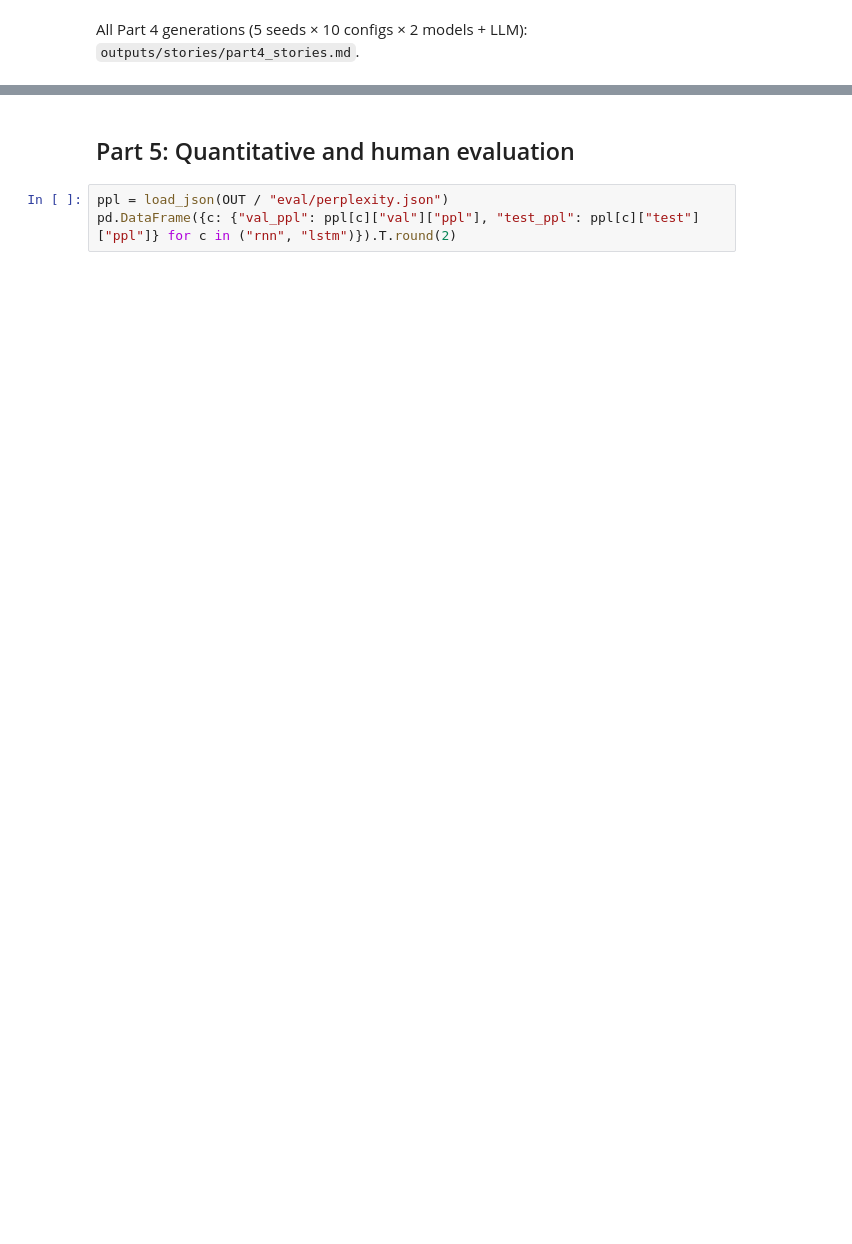
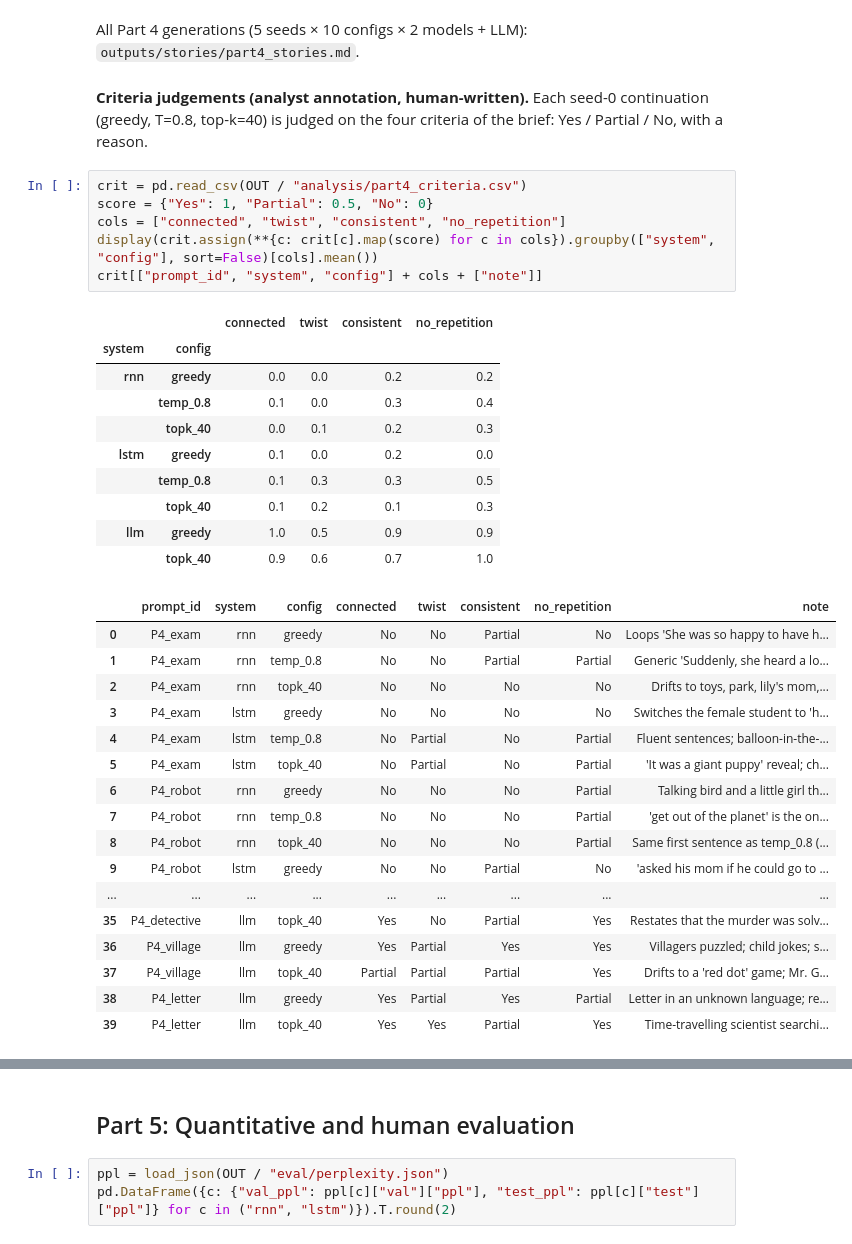
Before and after one commit to SandstromPL/NLP_GA2_Q4_Plot_Twist_Generator, a Jupyter notebook: notebooks/Q4_Plot_Twist_Generator.ipynb, the cells around one changed output, grey strips where cells are left out. Cells and saved outputs as stored; diff of their text form; blank space fills up the shorter version.

```diff
--- a/notebooks/Q4_Plot_Twist_Generator.ipynb
+++ b/notebooks/Q4_Plot_Twist_Generator.ipynb
@@ -103,2 +421,39 @@ pd.read_csv(OUT / "tables/plot_twist_metrics.csv").round(3)
 # %% [markdown]
 All Part 4 generations (5 seeds × 10 configs × 2 models + LLM): `outputs/stories/part4_stories.md`.
+# %% [markdown]
+**Criteria judgements (analyst annotation, human-written).** Each seed-0 continuation (greedy, T=0.8,
+top-k=40) is judged on the four criteria of the brief: Yes / Partial / No, with a reason.
+# %%
+crit = pd.read_csv(OUT / "analysis/part4_criteria.csv")
+score = {"Yes": 1, "Partial": 0.5, "No": 0}
+cols = ["connected", "twist", "consistent", "no_repetition"]
+display(crit.assign(**{c: crit[c].map(score) for c in cols}).groupby(["system", "config"], sort=False)[cols].mean())
+crit[["prompt_id", "system", "config"] + cols + ["note"]]
+# %% [output]
+|  |  | connected | twist | consistent | no_repetition |
+| system | config |  |  |  |  |
+| rnn | greedy | 0.0 | 0.0 | 0.2 | 0.2 |
+|  | temp_0.8 | 0.1 | 0.0 | 0.3 | 0.4 |
+|  | topk_40 | 0.0 | 0.1 | 0.2 | 0.3 |
+| lstm | greedy | 0.1 | 0.0 | 0.2 | 0.0 |
+|  | temp_0.8 | 0.1 | 0.3 | 0.3 | 0.5 |
+|  | topk_40 | 0.1 | 0.2 | 0.1 | 0.3 |
+| llm | greedy | 1.0 | 0.5 | 0.9 | 0.9 |
+|  | topk_40 | 0.9 | 0.6 | 0.7 | 1.0 |
+|  | prompt_id | system | config | connected | twist | consistent | no_repetition | note |
+| 0 | P4_exam | rnn | greedy | No | No | Partial | No | Loops 'She was so happy to have h... |
+| 1 | P4_exam | rnn | temp_0.8 | No | No | Partial | Partial | Generic 'Suddenly, she heard a lo... |
+| 2 | P4_exam | rnn | topk_40 | No | No | No | No | Drifts to toys, park, lily's mom,... |
+| 3 | P4_exam | lstm | greedy | No | No | No | No | Switches the female student to 'h... |
+| 4 | P4_exam | lstm | temp_0.8 | No | Partial | No | Partial | Fluent sentences; balloon-in-the-... |
+| 5 | P4_exam | lstm | topk_40 | No | Partial | No | Partial | 'It was a giant puppy' reveal; ch... |
+| 6 | P4_robot | rnn | greedy | No | No | No | Partial | Talking bird and a little girl th... |
+| 7 | P4_robot | rnn | temp_0.8 | No | No | No | Partial | 'get out of the planet' is the on... |
+| 8 | P4_robot | rnn | topk_40 | No | No | No | Partial | Same first sentence as temp_0.8 (... |
+| 9 | P4_robot | lstm | greedy | No | No | Partial | No | 'asked his mom if he could go to ... |
+| ... | ... | ... | ... | ... | ... | ... | ... | ... |
+| 35 | P4_detective | llm | topk_40 | Yes | No | Partial | Yes | Restates that the murder was solv... |
+| 36 | P4_village | llm | greedy | Yes | Partial | Yes | Yes | Villagers puzzled; child jokes; s... |
+| 37 | P4_village | llm | topk_40 | Partial | Partial | Partial | Yes | Drifts to a 'red dot' game; Mr. G... |
+| 38 | P4_letter | llm | greedy | Yes | Partial | Yes | Partial | Letter in an unknown language; re... |
+| 39 | P4_letter | llm | topk_40 | Yes | Yes | Partial | Yes | Time-travelling scientist searchi... |
```
Also changed, not shown: parts of 30 cells of this notebook, 18 other files.
